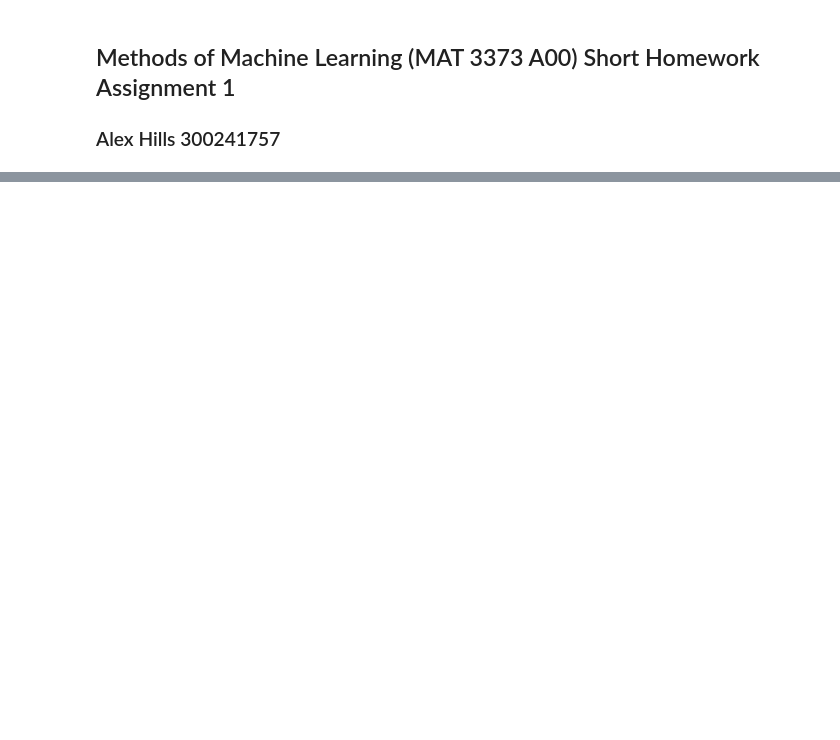
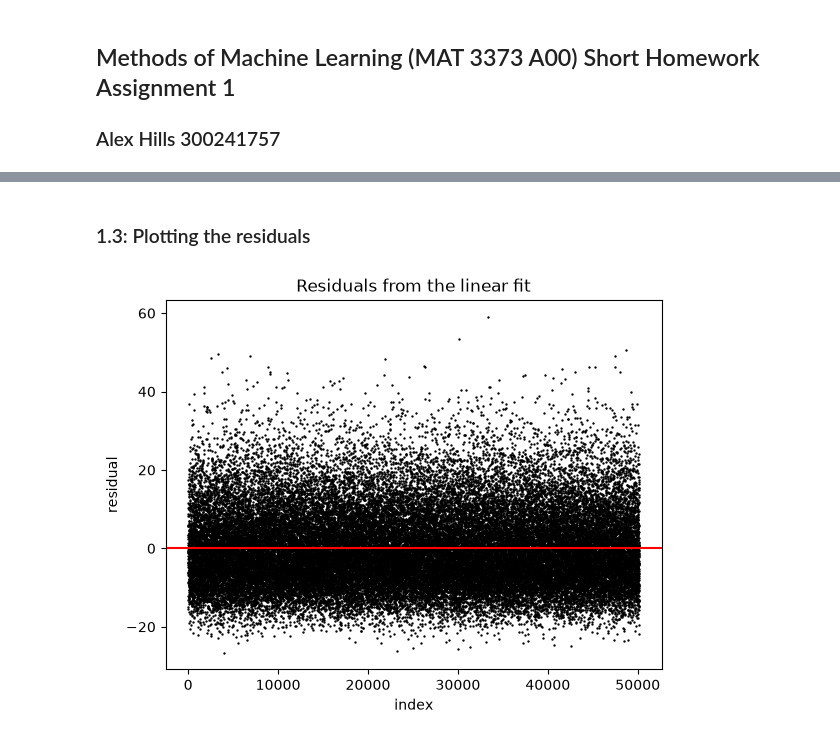
Before and after one commit to uOAlexH/mat3373-shw1, a Jupyter notebook: shortHW1.ipynb, the cells around one changed output, grey strips where cells are left out. Saved outputs shown, nothing was run; the diff lists cells and outputs as text; code cells hidden in the pictures; blank space fills up the shorter version.

```diff
--- a/shortHW1.ipynb
+++ b/shortHW1.ipynb
@@ -66,0 +93,16 @@ t-score: -149.8264451746288
+# %% [markdown]
+### 1.3: Plotting the residuals
+# %%
+# Plotting the residuals
+
+fitted_values = fit.predict(x)
+residuals = y - fitted_values
+
+plt.scatter(np.arange(len(residuals)), residuals, s=0.5, color="black")
+plt.axhline(0, color="red")
+plt.xlabel("index")
+plt.ylabel("residual")
+plt.title("Residuals from the linear fit")
+plt.show()
+# %% [output]
+[figure, added]
```
Also changed, not shown: parts of 10 cells of this notebook.
